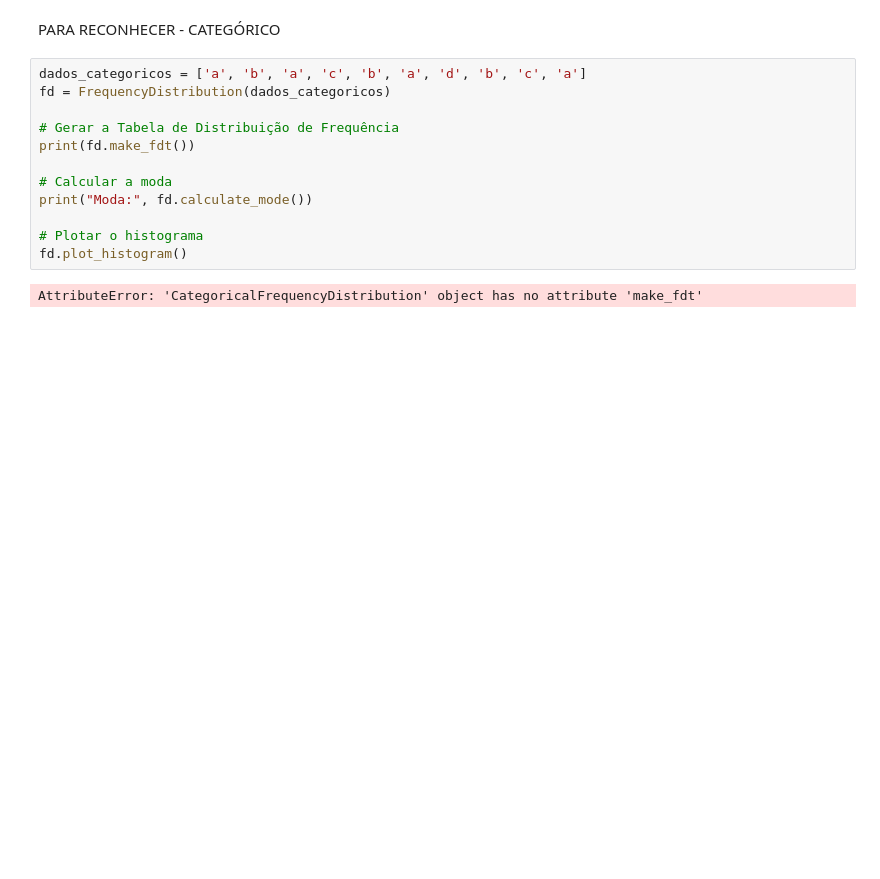
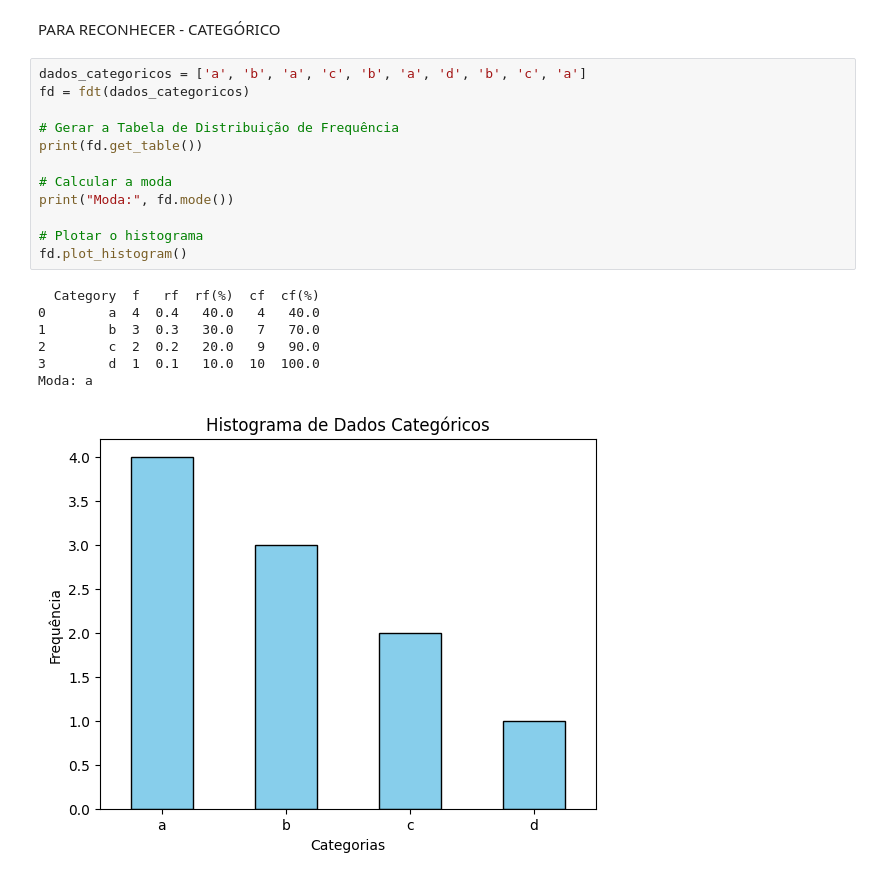
Before and after one commit to yohannd1/fdth-python-fork, a Jupyter notebook: teste.ipynb, the cells around one changed output. Cells and saved outputs as stored; diff of their text form; blank space fills up the shorter version.

```diff
--- a/teste.ipynb
+++ b/teste.ipynb
@@ -78,15 +84,21 @@ TypeError: CategoricalFrequencyDistribution.make_fdt_cat_simple() missing 1 requ
 PARA RECONHECER - CATEGÓRICO
 # %%
 dados_categoricos = ['a', 'b', 'a', 'c', 'b', 'a', 'd', 'b', 'c', 'a']
-fd = FrequencyDistribution(dados_categoricos)
+fd = fdt(dados_categoricos)
 
 # Gerar a Tabela de Distribuição de Frequência
-print(fd.make_fdt())
+print(fd.get_table())
 
 # Calcular a moda
-print("Moda:", fd.calculate_mode())
+print("Moda:", fd.mode())
 
 # Plotar o histograma
 fd.plot_histogram()
 # %% [output]
-AttributeError: 'CategoricalFrequencyDistribution' object has no attribute 'make_fdt'
+  Category  f   rf  rf(%)  cf  cf(%)
+0        a  4  0.4   40.0   4   40.0
+1        b  3  0.3   30.0   7   70.0
+2        c  2  0.2   20.0   9   90.0
+3        d  1  0.1   10.0  10  100.0
+Moda: a
+[figure, added]
```
Also changed, not shown: parts of 3 cells of this notebook, 8 other files.
